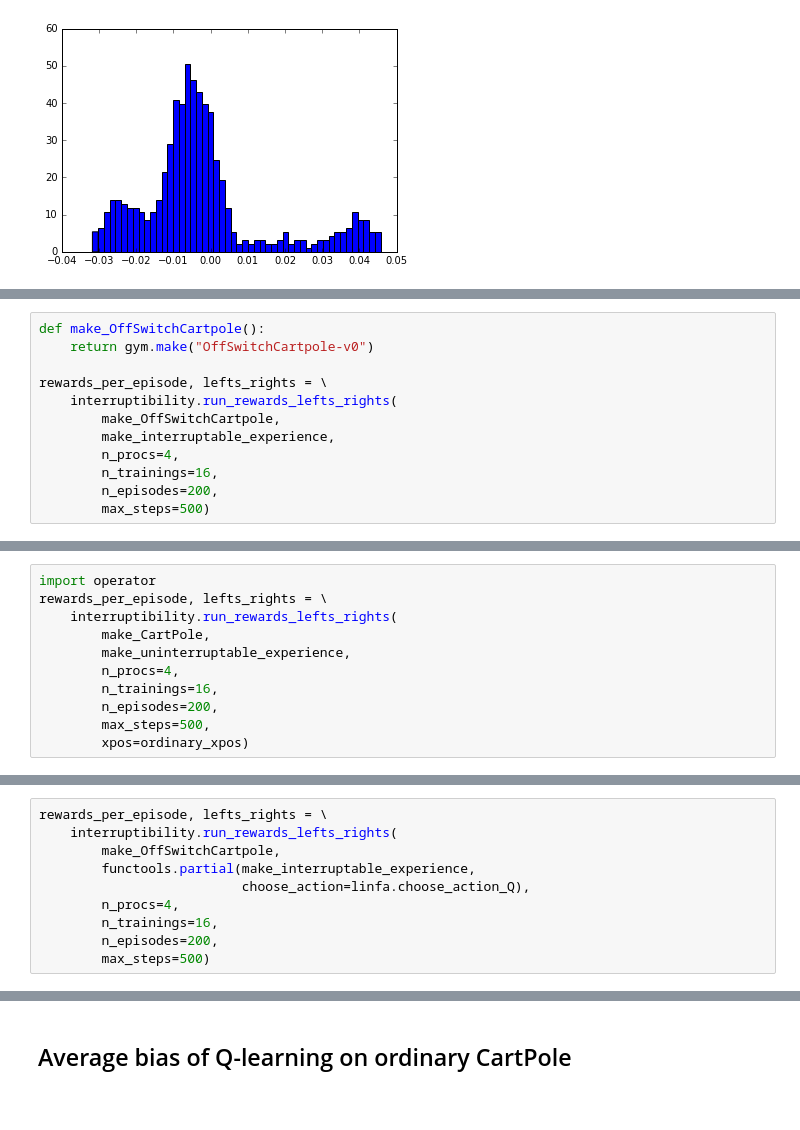
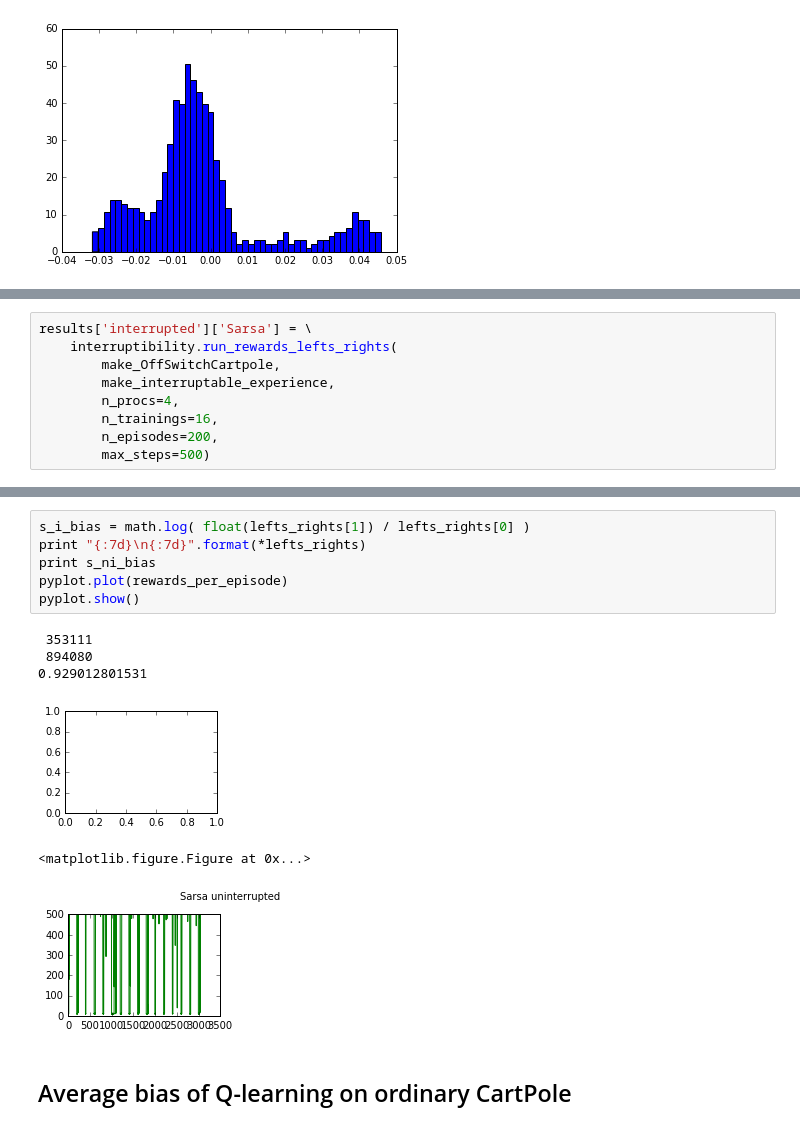
Before and after one commit to rmoehn/cartpole, a Jupyter notebook: notebooks/OffSwitchCartPole.ipynb, the cells around one changed output, grey strips where cells are left out. Drawn from its saved outputs; the diff is of its cells as text.

```diff
--- a/notebooks/OffSwitchCartPole.ipynb
+++ b/notebooks/OffSwitchCartPole.ipynb
@@ -95,8 +193,5 @@ pyplot.show()
 # %%
-def make_OffSwitchCartpole():
-    return gym.make("OffSwitchCartpole-v0")
-
-rewards_per_episode, lefts_rights = \
+results['interrupted']['Sarsa'] = \
     interruptibility.run_rewards_lefts_rights(
         make_OffSwitchCartpole,
         make_interruptable_experience,
@@ -149,11 +214,0 @@ def ordinary_xpos(o):
-# %%
-import operator
-rewards_per_episode, lefts_rights = \
-    interruptibility.run_rewards_lefts_rights(
-        make_CartPole,
-        make_uninterruptable_experience,
-        n_procs=4,
-        n_trainings=16,
-        n_episodes=200,
-        max_steps=500,
-        xpos=ordinary_xpos)
@@ -180,10 +214,0 @@ pyplot.show()
-# %%
-rewards_per_episode, lefts_rights = \
-    interruptibility.run_rewards_lefts_rights(
-        make_OffSwitchCartpole,
-        functools.partial(make_interruptable_experience,
-                          choose_action=linfa.choose_action_Q),
-        n_procs=4,
-        n_trainings=16,
-        n_episodes=200,
-        max_steps=500)
@@ -208,3 +215,16 @@ pyplot.show()
+# %%
+s_i_bias = math.log( float(lefts_rights[1]) / lefts_rights[0] )
+print "{:7d}\n{:7d}".format(*lefts_rights)
+print s_ni_bias
+pyplot.plot(rewards_per_episode)
+pyplot.show()
+# %% [output]
+ 353111
+ 894080
+0.929012801531
+[figure, added]
+<matplotlib.figure.Figure at 0x...>
+[figure, added]
 # %% [markdown]
 ## Average bias of Q-learning on ordinary CartPole
 # %%
```
Also changed, not shown: parts of 37 cells of this notebook.
